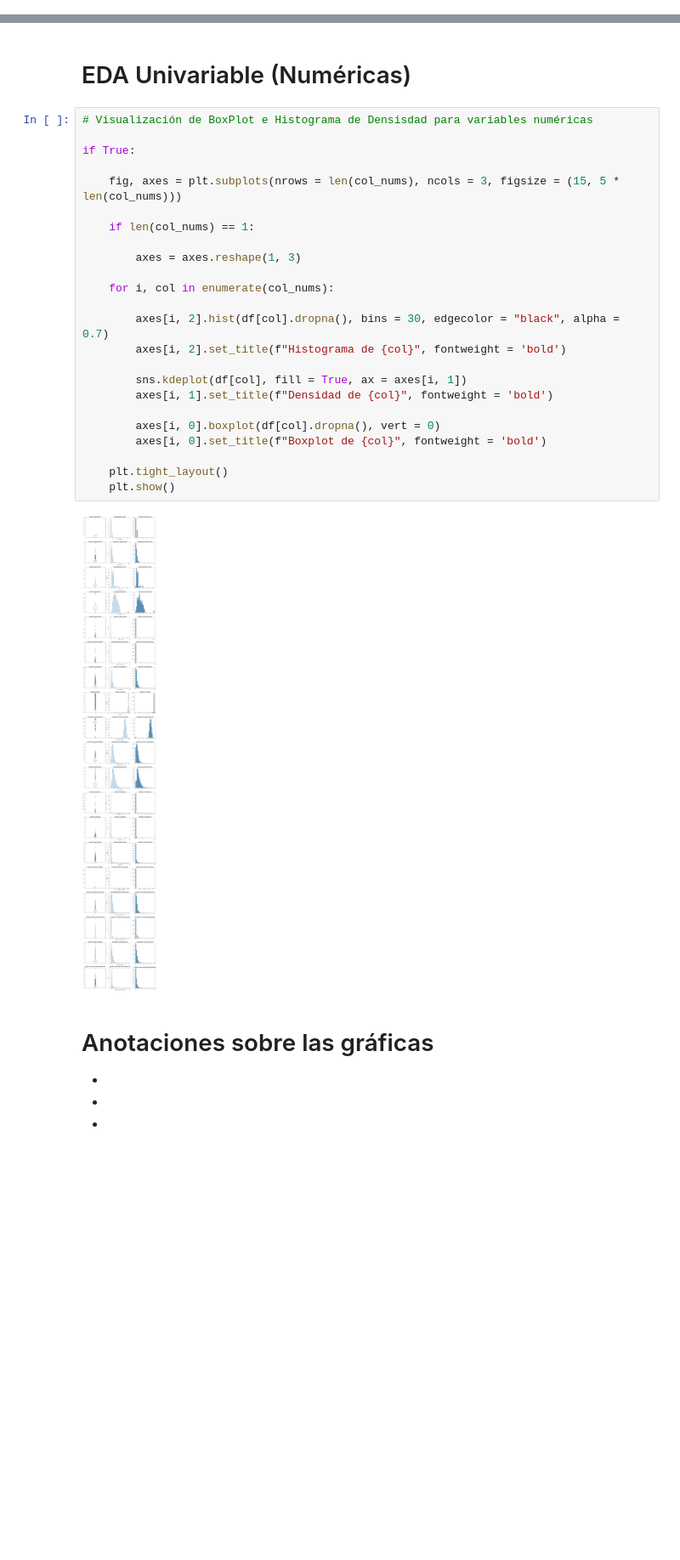
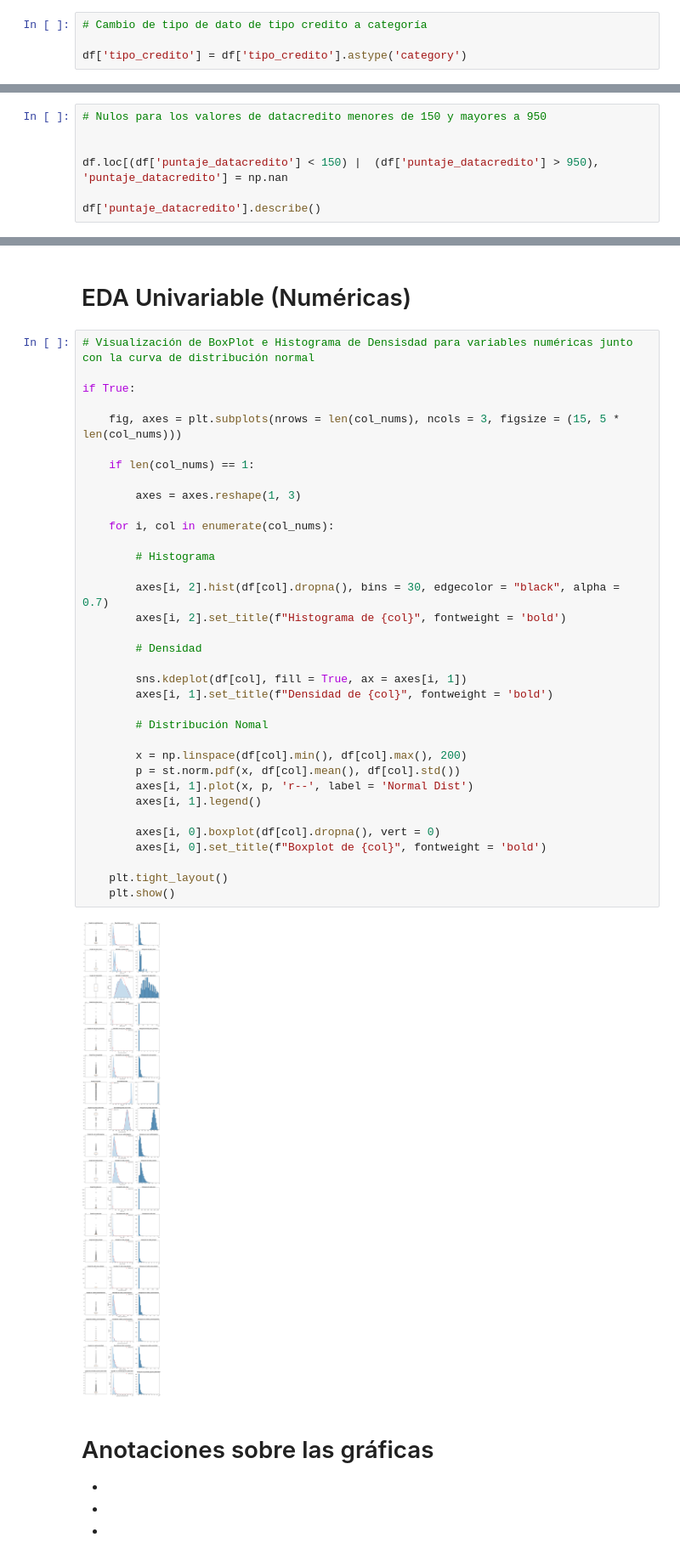
Before and after one commit to pbuitragoa33/MLOps-Financial-Risk-pipeline, a Jupyter notebook: etl_scripts/src/desarrollo/transformacion_eda.ipynb, the cells around one changed output, grey strips where cells are left out. Shown at 85% size. Saved outputs shown, nothing was run; the diff lists cells and outputs as text; blank space fills up the shorter version.

```diff
--- a/etl_scripts/src/desarrollo/transformacion_eda.ipynb
+++ b/etl_scripts/src/desarrollo/transformacion_eda.ipynb
@@ -146,6 +143,10 @@ memory usage: 1.9+ MB
 # Cambio de tipo de dato a la variable objetivo
 
 df['Pago_atiempo'] = df['Pago_atiempo'].astype('category')
+# %%
+# Cambio de tipo de dato de tipo credito a categoría
+
+df['tipo_credito'] = df['tipo_credito'].astype('category')
 # %%
 # Ver las clases en columnas de tipo "object"
 
@@ -435,0 +511,7 @@ lognorm - promedio_ingresos_datacredito - p-value: 0.0
+# %%
+# Nulos para los valores de datacredito menores de 150 y mayores a 950
+
+
+df.loc[(df['puntaje_datacredito'] < 150) |  (df['puntaje_datacredito'] > 950), 'puntaje_datacredito'] = np.nan
+
+df['puntaje_datacredito'].describe()
@@ -436,31 +528,42 @@ lognorm - promedio_ingresos_datacredito - p-value: 0.0
 # %% [markdown]
 # EDA Univariable (Numéricas)
 # %%
-# Visualización de BoxPlot e Histograma de Densisdad para variables numéricas
+# Visualización de BoxPlot e Histograma de Densisdad para variables numéricas junto con la curva de distribución normal
 
 if True:
 
     fig, axes = plt.subplots(nrows = len(col_nums), ncols = 3, figsize = (15, 5 * len(col_nums)))
 
     if len(col_nums) == 1:
 
         axes = axes.reshape(1, 3)
 
     for i, col in enumerate(col_nums):
 
+        # Histograma
+
         axes[i, 2].hist(df[col].dropna(), bins = 30, edgecolor = "black", alpha = 0.7)
         axes[i, 2].set_title(f"Histograma de {col}", fontweight = 'bold')
 
+        # Densidad
+
         sns.kdeplot(df[col], fill = True, ax = axes[i, 1])
         axes[i, 1].set_title(f"Densidad de {col}", fontweight = 'bold')
+
+        # Distribución Nomal
+
+        x = np.linspace(df[col].min(), df[col].max(), 200)
+        p = st.norm.pdf(x, df[col].mean(), df[col].std())
+        axes[i, 1].plot(x, p, 'r--', label = 'Normal Dist')
+        axes[i, 1].legend()
 
         axes[i, 0].boxplot(df[col].dropna(), vert = 0)
         axes[i, 0].set_title(f"Boxplot de {col}", fontweight = 'bold')
 
     plt.tight_layout()
     plt.show()
 # %% [output]
-[figure, old version]
+[figure, new version]
 # %% [markdown]
 # Anotaciones sobre las gráficas
 
```
Also changed, not shown: parts of 52 cells of this notebook.
